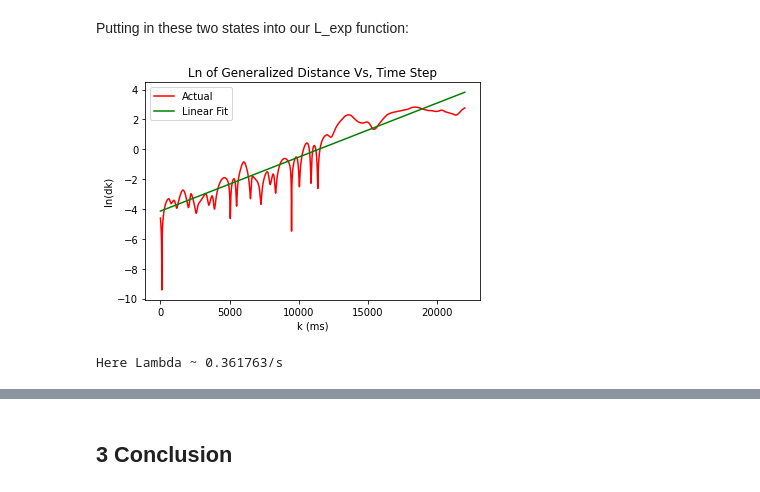
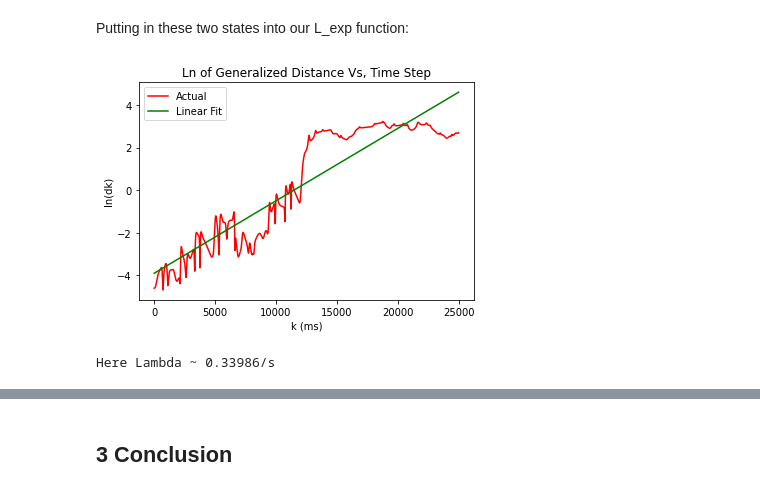
Before and after one commit to vaughannr/Comp_Phys_Final_Project, a Jupyter notebook: Final_Project_Nicholas_Vaughan.ipynb, the cells around one changed output, grey strips where cells are left out. Saved outputs shown, nothing was run; the diff lists cells and outputs as text; code cells hidden in the pictures.

```diff
--- a/Final_Project_Nicholas_Vaughan.ipynb
+++ b/Final_Project_Nicholas_Vaughan.ipynb
@@ -163,7 +179,9 @@ def L_exp(th1i,th1j,th2i,th2j,om1i,om1j,om2i,om2j):
     """
 
     #Make sure that arrays are all the right length
-    assert(len(th1i) == len(th1j) and len(th1j) == len(th2i) and len(th2i) == len(th2j))
+    assert(len(th1i) == len(th1j) and len(th1j) == len(th2i) and len(th2i) == len(th2j)
+          and len(th1i) == len(om1i) and len(th1i) == len(om1j) and len(th1i) == len(om2i)
+          and len(th1i) == len(om2j))
 
     #Number of time-steps in ms
     k = np.arange(0,len(th1i))
@@ -205,13 +223,13 @@ For our second initial state, we will tweak the initial angles and omegas and se
 # %%
 th1_0 = 3*np.pi/7
-th2_0 = np.pi/2 + .01 #slight difference of .01 rad
+th2_0 = np.pi/2 + .01 #slight difference of .01 rad ONLY change
 om1_0 = 0.2
-om2_0 = -0.1 # omega 2 is going opposite of om1
+om2_0 = 0
 initial = np.array([th1_0,om1_0,th2_0,om2_0])
 ret = odeint(getDot, initial, t, args=(l1,l2,m1,m2))
 
 # Check that the calculation conserves total energy to within some tolerance.
-EDRIFT = 0.5
+EDRIFT = 1
 # Total energy from the initial conditions
 E = getEnergy(initial)
 if np.max(np.sum(np.abs(getEnergy(ret) - E))) > EDRIFT:
@@ -221,8 +239,3 @@ th1j = ret[:,0]
 th2j = ret[:,2]
 om1j = ret[:,1]
 om2j = ret[:,3]
-
-plt.plot(t,th1j,label = "theta_1j")
-plt.plot(t,th2j,label = "theta_2j")
-
-plt.legend()
@@ -232,10 +250,10 @@ plt.legend()
 # %% [markdown]
 Putting in these two states into our L_exp function:
 # %%
-L_e = L_exp(th1i,th1j,th2i,th2j)
+L_e = L_exp(th1i,th1j,th2i,th2j,om1i,om1j,om2i,om2j)
 # %% [output]
-[figure, old version]
+[figure, new version]
 # %%
 print('Here Lambda ~ %g/s' % (L_e))
 # %% [output]
-Here Lambda ~ 0.361763/s
+Here Lambda ~ 0.33986/s
```
Also changed, not shown: parts of 21 cells of this notebook.
